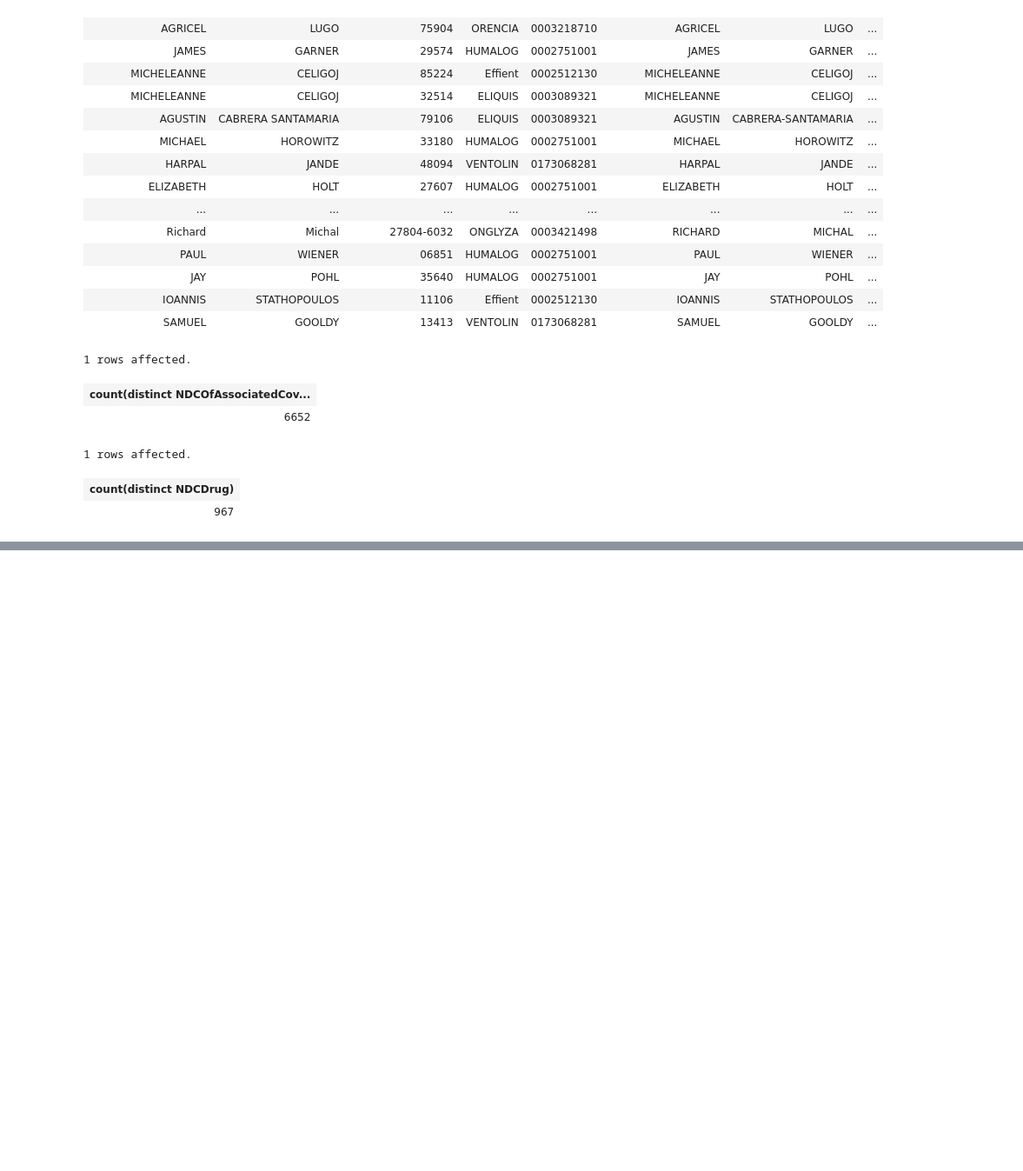
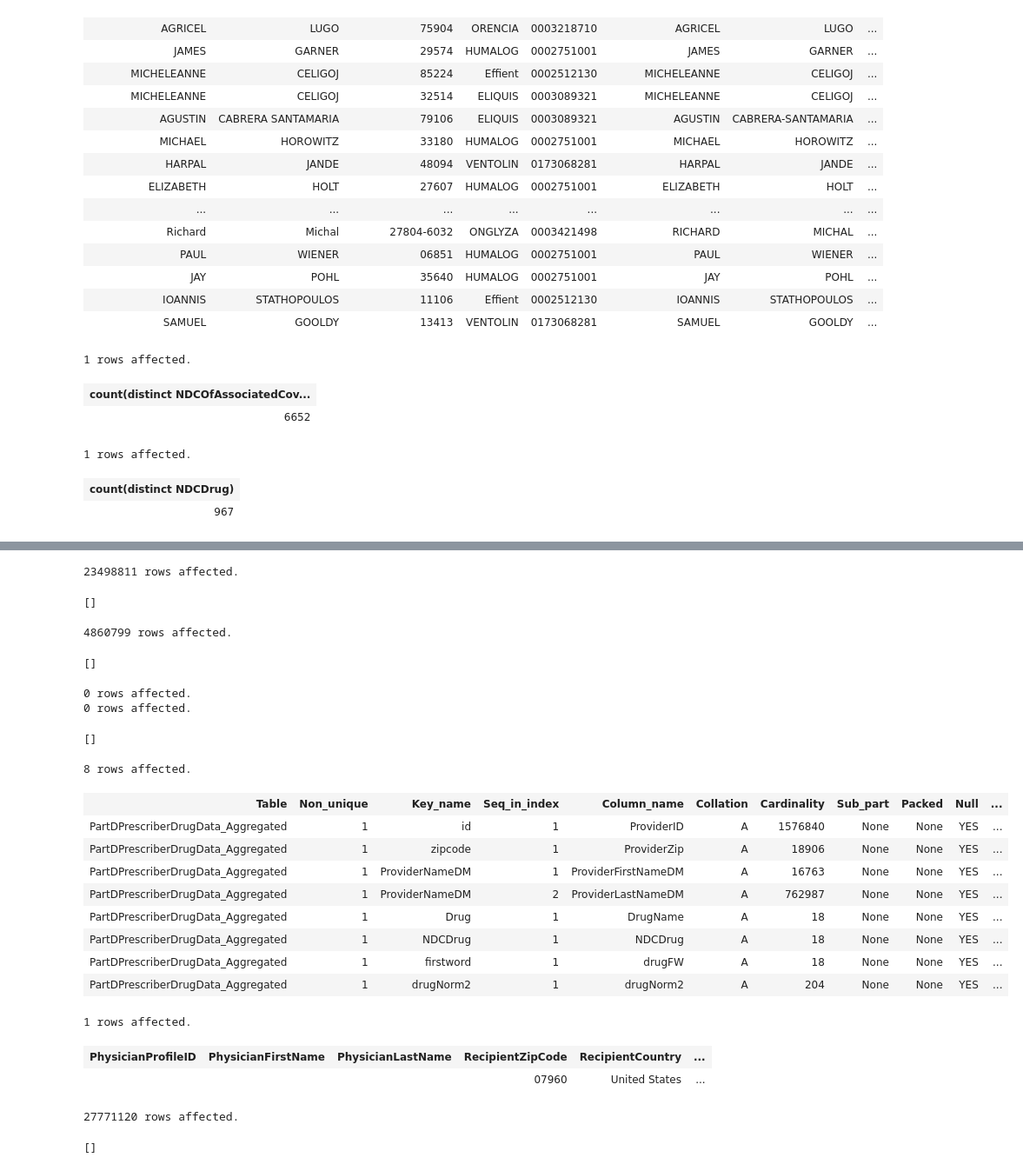
Before and after one commit to mmarks13/w209-final, a Jupyter notebook: notebooks/Struong_160404_OPJoin.ipynb, the cells around one changed output, grey strips where cells are left out. Shown: that part at 87% size. Saved outputs shown, nothing was run; the diff lists cells and outputs as text; code cells hidden in the pictures; blank space fills up the shorter version.

```diff
--- a/notebooks/Struong_160404_OPJoin.ipynb
+++ b/notebooks/Struong_160404_OPJoin.ipynb
@@ -614,0 +646,41 @@ select count(distinct NDCDrug)  from PartDPrescriberDrugData_Aggregated ;
+# %%
+%%sql
+update PartDPrescriberDrugData_Aggregated as t1,tbl_Drug_Match as t2 set t1.drugNorm2=t2.New_Name where t1.DrugName=t2.Original_Name;
+# %% [output]
+23498811 rows affected.
+[]
+# %%
+%%sql
+update PaymentDetailGeneralALL_Aggregated as t1,tbl_Drug_Match as t2 set t1.drugNorm2=t2.New_Name where t1.NameOfAssociatedCoveredDrugOrBiological1=t2.Original_Name;
+# %% [output]
+4860799 rows affected.
+[]
+# %%
+%%sql
+create index drugNorm2 on PartDPrescriberDrugData_Aggregated(drugNorm2);
+create index drugNorm2 on PaymentDetailGeneralALL_Aggregated(drugNorm2);
+# %% [output]
+0 rows affected.
+0 rows affected.
+[]
+# %%
+%%sql
+show index from PartDPrescriberDrugData_Aggregated
+# %% [output]
+8 rows affected.
+| Table | Non_unique | Key_name | Seq_in_index | Column_name | Collation | Cardinality | Sub_part | Packed | Null | ... |
+| PartDPrescriberDrugData_Aggregated | 1 | id | 1 | ProviderID | A | 1576840 | None | None | YES | ... |
+| PartDPrescriberDrugData_Aggregated | 1 | zipcode | 1 | ProviderZip | A | 18906 | None | None | YES | ... |
+| PartDPrescriberDrugData_Aggregated | 1 | ProviderNameDM | 1 | ProviderFirstNameDM | A | 16763 | None | None | YES | ... |
+| PartDPrescriberDrugData_Aggregated | 1 | ProviderNameDM | 2 | ProviderLastNameDM | A | 762987 | None | None | YES | ... |
+| PartDPrescriberDrugData_Aggregated | 1 | Drug | 1 | DrugName | A | 18 | None | None | YES | ... |
+| PartDPrescriberDrugData_Aggregated | 1 | NDCDrug | 1 | NDCDrug | A | 18 | None | None | YES | ... |
+| PartDPrescriberDrugData_Aggregated | 1 | firstword | 1 | drugFW | A | 18 | None | None | YES | ... |
+| PartDPrescriberDrugData_Aggregated | 1 | drugNorm2 | 1 | drugNorm2 | A | 204 | None | None | YES | ... |
+# %%
+%%sql
+select * from PaymentDetailGeneralALL_Aggregated   limit 1;
+# %% [output]
+1 rows affected.
+| PhysicianProfileID | PhysicianFirstName | PhysicianLastName | RecipientZipCode | RecipientCountry | ... |
+|  |  |  | 07960 | United States | ... |
@@ -614,0 +690,37 @@ select count(distinct NDCDrug)  from PartDPrescriberDrugData_Aggregated ;
+# %%
+%%sql
+# no full outer join so we do left join and union it with right join
+create table OpenPaymentPrescrJoin6
+	select
+    PhysicianProfileID,PhysicianFirstName,PhysicianLastName,RecipientZipCode,RecipientCountry,PhysicianSpecialty,
+    SubmittingApplicableManufacturerOrApplicableGPOName,ApplicableManufacturerOrApplicableGPOMakingPaymentID,
+    ApplicableManufacturerOrApplicableGPOMakingPaymentName,NameOfAssociatedCoveredDrugOrBiological1,
+    NDCOfAssociatedCoveredDrugOrBiological1,NumberOfPaymentsIncludedInTotalAmountAgg,AmountOfPaymentUSDollarsAgg,
+    NatureOfPaymentOrTransferOfValue,PhysicianLastNameDM,PhysicianFirstNameDM,RecipientZipShort,PartD_ProviderID,
+
+    ProviderID,DrugName,ProviderFirstName,ProviderLastOrOrgName,TotalClaimCountAgg,TotalDrugCostAgg,BeneCountAgg,ProviderFirstNameDM,
+    ProviderLastNameDM,ProviderZip,NDCDrug,drugFW,t2.drugNorm2
+
+    from PaymentDetailGeneralALL_Aggregated   as t1
+    left join  PartDPrescriberDrugData_Aggregated as t2 on
+    t1.PartD_ProviderID=t2.ProviderID
+    and t1.drugNorm2=t2.drugNorm2
+    union
+    select
+
+    PhysicianProfileID,PhysicianFirstName,PhysicianLastName,RecipientZipCode,RecipientCountry,PhysicianSpecialty,
+    SubmittingApplicableManufacturerOrApplicableGPOName,ApplicableManufacturerOrApplicableGPOMakingPaymentID,
+    ApplicableManufacturerOrApplicableGPOMakingPaymentName,NameOfAssociatedCoveredDrugOrBiological1,
+    NDCOfAssociatedCoveredDrugOrBiological1,NumberOfPaymentsIncludedInTotalAmountAgg,AmountOfPaymentUSDollarsAgg,
+    NatureOfPaymentOrTransferOfValue,PhysicianLastNameDM,PhysicianFirstNameDM,RecipientZipShort,PartD_ProviderID ,
+
+    ProviderID,DrugName,ProviderFirstName,ProviderLastOrOrgName,TotalClaimCountAgg,TotalDrugCostAgg,BeneCountAgg,ProviderFirstNameDM,
+    ProviderLastNameDM,ProviderZip,NDCDrug,drugFW,t2.drugNorm2
+
+    from PaymentDetailGeneralALL_Aggregated  as t1
+    right join  PartDPrescriberDrugData_Aggregated as t2 on
+    t1.PartD_ProviderID=t2.ProviderID
+    and t1.drugNorm2=t2.drugNorm2 ;
+# %% [output]
+27771120 rows affected.
+[]
```
Also changed, not shown: parts of 10 cells of this notebook, 12 other files.
